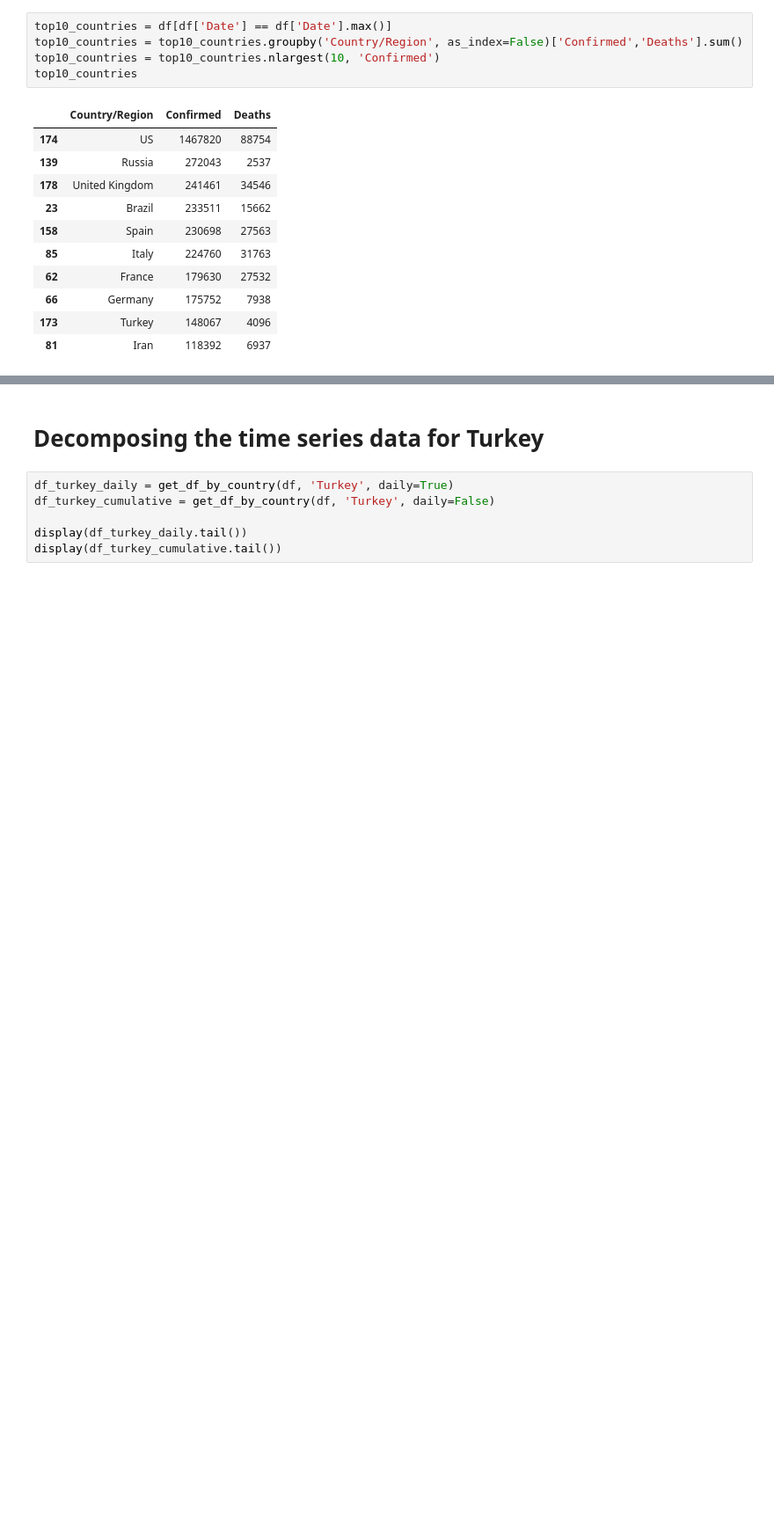
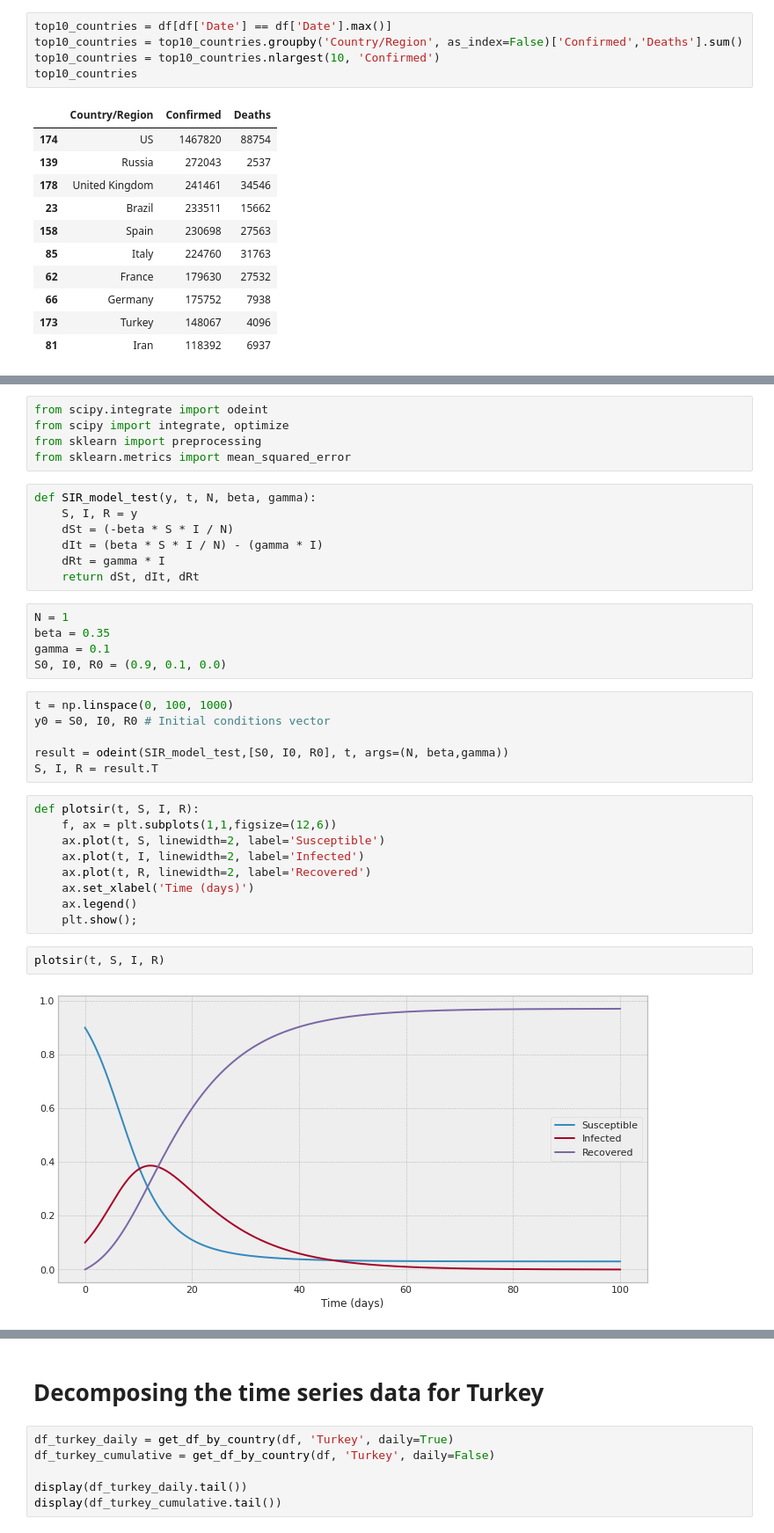
Before and after one commit to bubabi/covid-19-forecasting, a Jupyter notebook: ARIMA_SARIMAX.ipynb, the cells around one changed output, grey strips where cells are left out. Shown at 88% size. Drawn from its saved outputs; the diff is of its cells as text; blank space fills up the shorter version.

```diff
--- a/ARIMA_SARIMAX.ipynb
+++ b/ARIMA_SARIMAX.ipynb
@@ -198,0 +291,36 @@ plt.gcf().autofmt_xdate()
+# %%
+from scipy.integrate import odeint
+from scipy import integrate, optimize
+from sklearn import preprocessing
+from sklearn.metrics import mean_squared_error
+# %%
+def SIR_model_test(y, t, N, beta, gamma):
+    S, I, R = y
+    dSt = (-beta * S * I / N)
+    dIt = (beta * S * I / N) - (gamma * I)
+    dRt = gamma * I
+    return dSt, dIt, dRt
+# %%
+N = 1
+beta = 0.35
+gamma = 0.1
+S0, I0, R0 = (0.9, 0.1, 0.0)
+# %%
+t = np.linspace(0, 100, 1000)
+y0 = S0, I0, R0 # Initial conditions vector
+
+result = odeint(SIR_model_test,[S0, I0, R0], t, args=(N, beta,gamma))
+S, I, R = result.T
+# %%
+def plotsir(t, S, I, R):
+    f, ax = plt.subplots(1,1,figsize=(12,6))
+    ax.plot(t, S, linewidth=2, label='Susceptible')
+    ax.plot(t, I, linewidth=2, label='Infected')
+    ax.plot(t, R, linewidth=2, label='Recovered')
+    ax.set_xlabel('Time (days)')
+    ax.legend()
+    plt.show();
+# %%
+plotsir(t, S, I, R)
+# %% [output]
+[figure, added]
```
Also changed, not shown: parts of 55 cells of this notebook.
